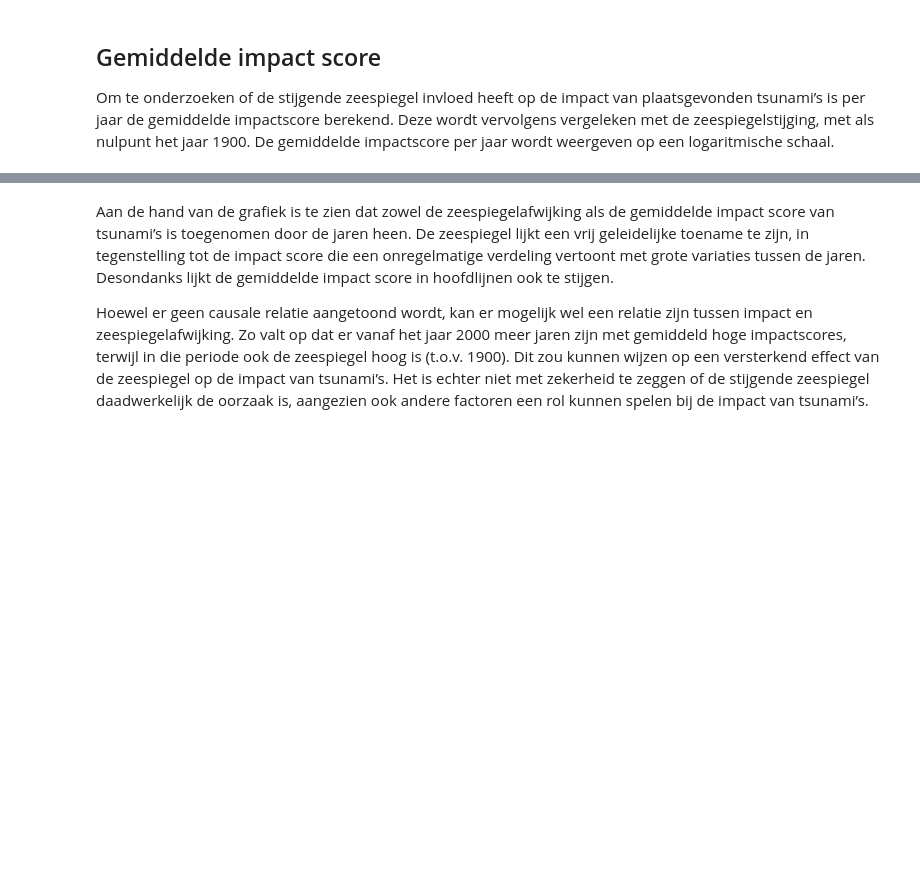
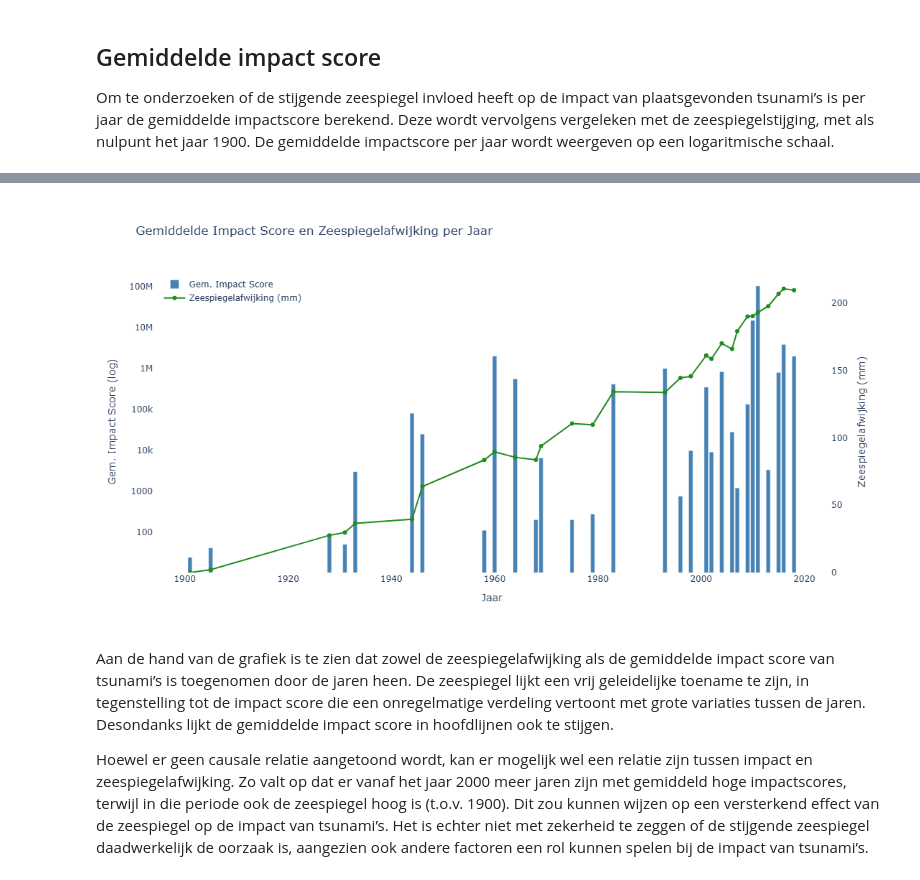
Before and after one commit to roosz/informatievisualisatie, a Jupyter notebook: _build/jupyter_execute/docs/voorindatasory.ipynb, the cells around one changed output, grey strips where cells are left out. Cells and saved outputs as stored; diff of their text form; code cells hidden in the pictures; blank space fills up the shorter version.

```diff
--- a/_build/jupyter_execute/docs/voorindatasory.ipynb
+++ b/_build/jupyter_execute/docs/voorindatasory.ipynb
@@ -84,7 +84,7 @@ fig.add_trace(go.Scatter(
     y=sea_level_data['mmfrom1993-2008average'],
     name='Zeespiegelafwijking (mm)',
     mode='lines+markers',
-    line=dict(color='orange', width=2),
+    line=dict(color='forestgreen', width=2),
     yaxis='y2',
     hovertemplate='Jaar: %{x}<br>Zeespiegelafwijking: %{y} mm<extra></extra>'
 ))
@@ -126,3 +125,4 @@ fig.show()
+[figure, added]
 # %% [markdown]
 Aan de hand van de grafiek is te zien dat zowel de zeespiegelafwijking als de gemiddelde impact score van tsunami’s is toegenomen door de jaren heen. De zeespiegel lijkt een vrij geleidelijke toename te zijn, in tegenstelling tot de impact score die een onregelmatige verdeling vertoont met grote variaties tussen de jaren. Desondanks lijkt de gemiddelde impact score in hoofdlijnen ook te stijgen.
 
```
Also changed, not shown: parts of 10 cells of this notebook, 14 other files.
